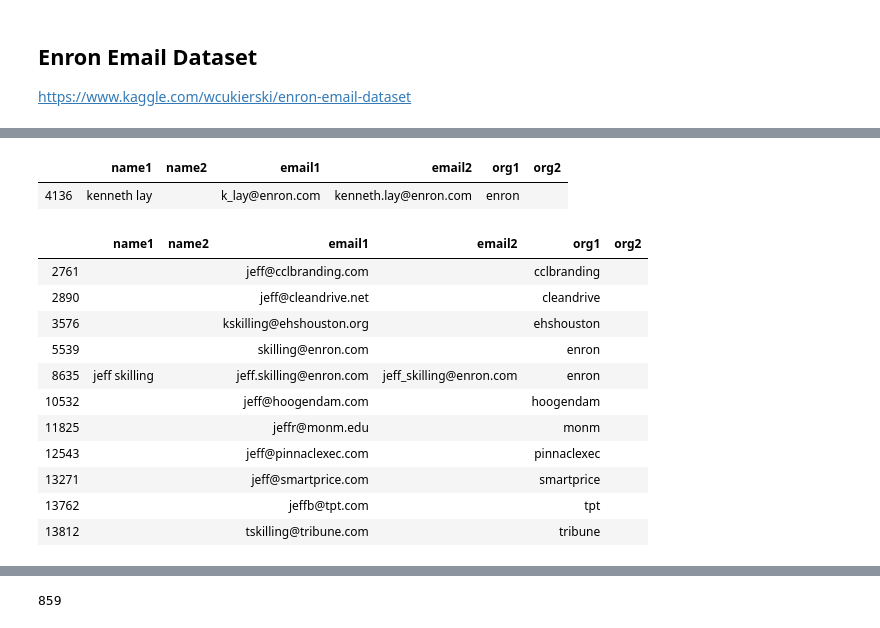
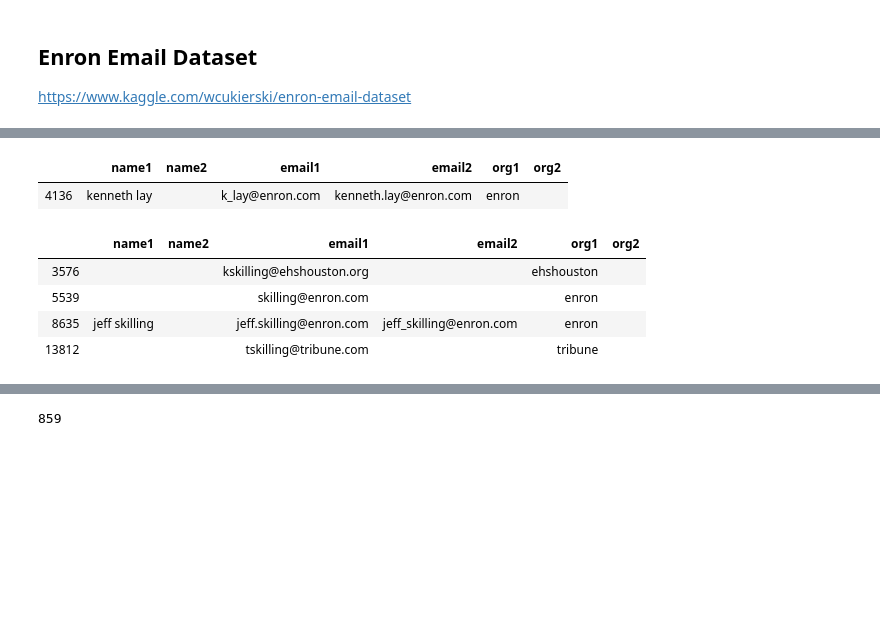
Before and after one commit to q1park/enron-emails, a Jupyter notebook: Example.ipynb, the cells around one changed output, grey strips where cells are left out. Drawn from its saved outputs; the diff is of its cells as text; code cells hidden in the pictures; blank space fills up the shorter version.

Commit message:
closer

```diff
--- a/Example.ipynb
+++ b/Example.ipynb
@@ -157,7 +157,7 @@ class ForensicGraph(PGraph):
         else:
             return nodes[nodes.index.isin(self.uniq_edge_values(edges, edge_bounds))]
 
-    def _linked_row(self, *idxs):
+    def _merged_row(self, *idxs):
         idxs = list(idxs)
         def pair(values):
             return values+['']*(2-len(values)) if len(values)<2 else values[:2]
@@ -168,12 +168,12 @@ class ForensicGraph(PGraph):
         row['org1'], row['org2'] = pair(self.uniq_node_values(idxs, ['org1', 'org2']))
         return pd.Series(row)
 
-    def link(self, *idxs):
+    def merge(self, *idxs):
         if len(idxs)>1:
-            idxs = sorted(idxs)
+            idxs = list(sorted(idxs))
             prime, aliases = idxs[0], idxs[1:]
-
-            self.nodes.loc[prime].update(self._linked_row(*idxs))
+            merged_row = self._merged_row(*idxs)
+            self.nodes.loc[prime].update(self._merged_row(*idxs))
             self.nodes = self.nodes.drop(index=aliases)
 
             edge_repl = dict(zip(aliases, [prime]*len(aliases)))
@@ -186,14 +186,28 @@ class ForensicGraph(PGraph):
         pieces = [x.strip() for x in name.split() if len(x.strip())>0]
         if len(pieces)>=2:
             alt_1 = '.'.join([pieces[0][0], pieces[-1]])
-            alt_2 = '.'.join([pieces[0], pieces[-1][0]])
+#             alt_2 = '.'.join([pieces[0], pieces[-1][0]])
             idxs.update(find_close(alt_1, self.nodes))
-            idxs.update(find_close(alt_2, self.nodes))
+#             idxs.update(find_close(alt_2, self.nodes))
         return list(sorted(idxs))
 
     def search_names(self, names):
         names = [x.strip() for x in names.split(',')]
         return [self.search_name(x) for x in names]
+
+def node_summaries(idxs, nodes):
+    def summarize(row):
+        return row['name1'], row['email1'].split('@')[0], row['org1']
+    return {summarize(nodes.loc[idx]):idx for idx in idxs}
+
+def edge_summaries(idxs, nodes, edges):
+    def summarize(row):
+        sender_row = nodes.loc[int(row['sender'])]
+        receiver_row = nodes.loc[int(row['receiver1'])]
+        sender = sender_row['name1'] if sender_row['name1'] is not '' else sender_row['email1'].split('@')[0]
+        receiver = receiver_row['name1'] if receiver_row['name1'] is not '' else receiver_row['email1'].split('@')[0]
+        return sender, receiver, row['datetime'].date(), row['desc'][:10]
+    return {summarize(edges.loc[idx]):idx for idx in idxs}
 # %%
 graph = ForensicGraph.from_emails('data/enron/emails_filtered.csv')
 # %%
@@ -221,24 +228,17 @@ graph.nodes.loc[finder[1]]
 | 13812 |  |  | tskilling@tribune.com |  | tribune |  |
 # %%
-graph.link(*finder[0])
-graph.link(8635, 8702)
+graph.merge(*finder[0])
+graph.merge(8635, 8702)
 
 finder = graph.search_names('kenneth lay, jeff skilling')
 graph.nodes.loc[finder[0]]
 graph.nodes.loc[finder[1]]
 # %% [output]
 |  | name1 | name2 | email1 | email2 | org1 | org2 |
 | 4136 | kenneth lay |  | k_lay@enron.com | kenneth.lay@enron.com | enron |  |
 |  | name1 | name2 | email1 | email2 | org1 | org2 |
-| 2761 |  |  | jeff@cclbranding.com |  | cclbranding |  |
-| 2890 |  |  | jeff@cleandrive.net |  | cleandrive |  |
 | 3576 |  |  | kskilling@ehshouston.org |  | ehshouston |  |
 | 5539 |  |  | skilling@enron.com |  | enron |  |
 | 8635 | jeff skilling |  | jeff.skilling@enron.com | jeff_skilling@enron.com | enron |  |
-| 10532 |  |  | jeff@hoogendam.com |  | hoogendam |  |
-| 11825 |  |  | jeffr@monm.edu |  | monm |  |
-| 12543 |  |  | jeff@pinnaclexec.com |  | pinnaclexec |  |
-| 13271 |  |  | jeff@smartprice.com |  | smartprice |  |
-| 13762 |  |  | jeffb@tpt.com |  | tpt |  |
 | 13812 |  |  | tskilling@tribune.com |  | tribune |  |
 # %%
```
Also changed, not shown: parts of 12 cells of this notebook, 1 other file.
